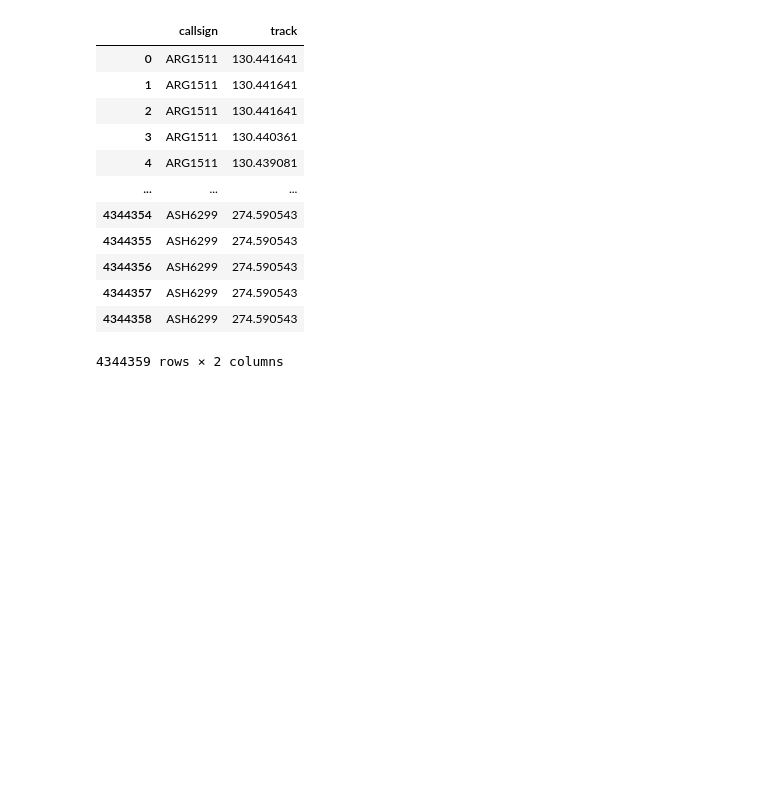
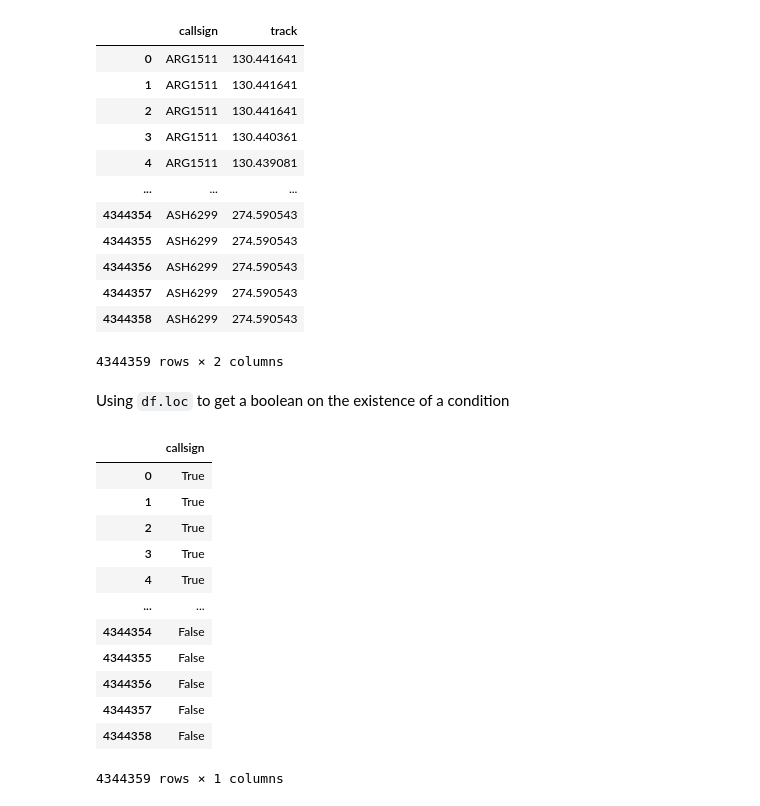
Before and after one commit to kachraz/ytlpda, a Jupyter notebook: KAG/ytleapan.ipynb, the cells around one changed output. Saved outputs shown, nothing was run; the diff lists cells and outputs as text; code cells hidden in the pictures; blank space fills up the shorter version.

```diff
--- a/KAG/ytleapan.ipynb
+++ b/KAG/ytleapan.ipynb
@@ -569,3 +570,22 @@ df.loc[:, ['callsign', 'track']]
 | 4344357 | ASH6299 | 274.590543 |
 | 4344358 | ASH6299 | 274.590543 |
 4344359 rows × 2 columns
+# %% [markdown]
+Using `df.loc` to get a boolean on the existence of a condition
+# %%
+# Using loc - filer on boolean expression
+df[['callsign']] == 'ARG1511'
+# %% [output]
+|  | callsign |
+| 0 | True |
+| 1 | True |
+| 2 | True |
+| 3 | True |
+| 4 | True |
+| ... | ... |
+| 4344354 | False |
+| 4344355 | False |
+| 4344356 | False |
+| 4344357 | False |
+| 4344358 | False |
+4344359 rows × 1 columns
```
Also changed, not shown: parts of 3 cells of this notebook.
